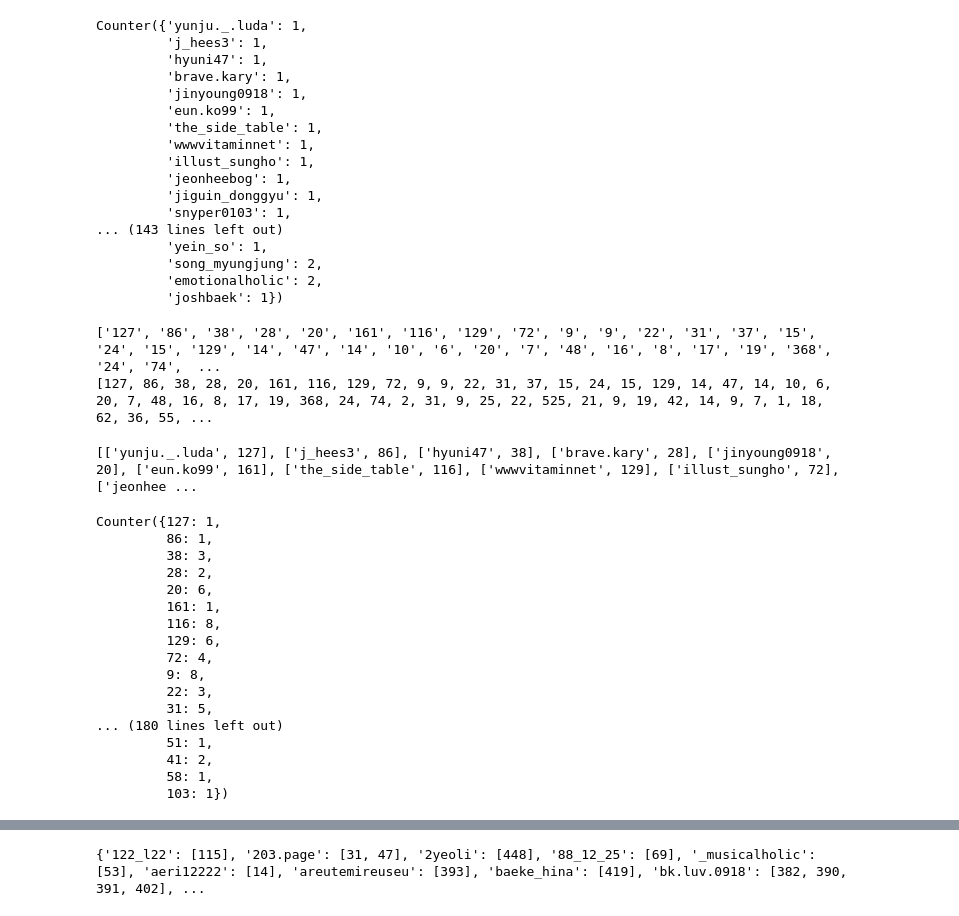
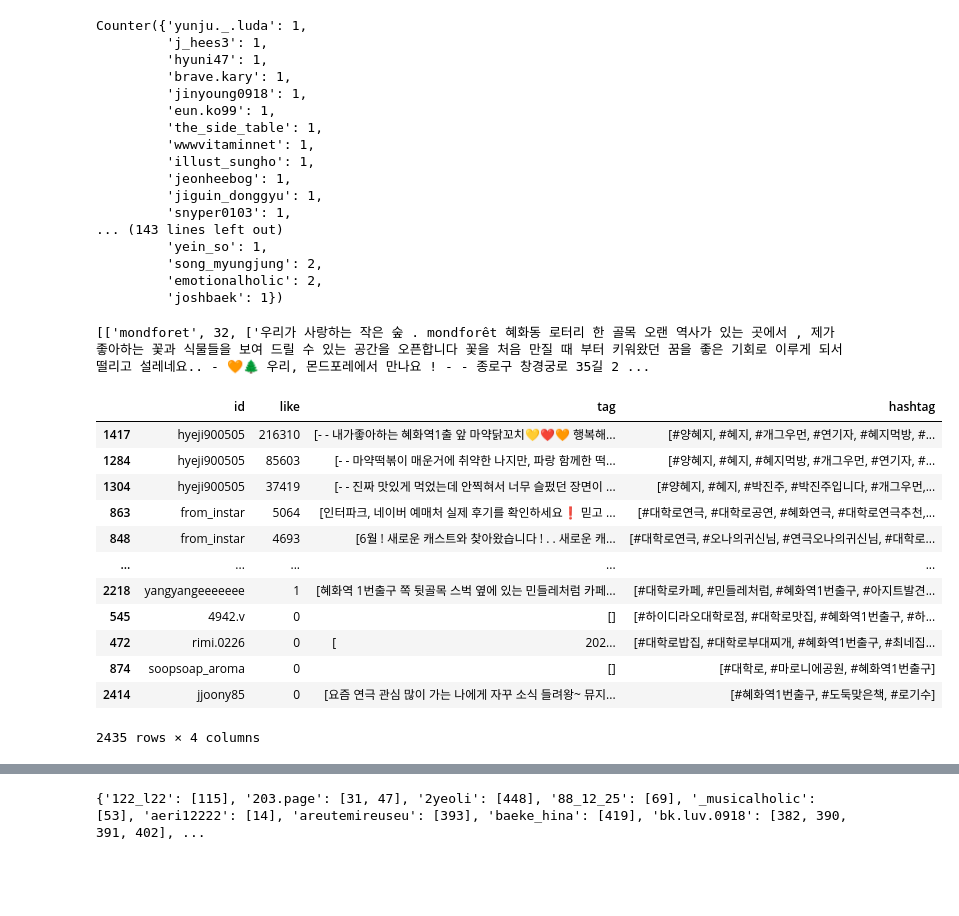
Before and after one commit to JamesLeeeeeee/10-12-project_02, a Jupyter notebook: instagram/id,like.ipynb, the cells around one changed output, grey strips where cells are left out. Drawn from its saved outputs; the diff is of its cells as text; code cells hidden in the pictures; blank space fills up the shorter version.

```diff
--- a/instagram/id,like.ipynb
+++ b/instagram/id,like.ipynb
@@ -41,21 +32,11 @@ Counter({'yunju._.luda': 1,
          'song_myungjung': 2,
          'emotionalholic': 2,
          'joshbaek': 1})
-# %%
-print(json_file['like'])
-like=[]
-for i in json_file['like']:
-    like.append(int(i))
-
-print(like)
-# %% [output]
-['127', '86', '38', '28', '20', '161', '116', '129', '72', '9', '9', '22', '31', '37', '15', '24', '15', '129', '14', '47', '14', '10', '6', '20', '7', '48', '16', '8', '17', '19', '368', '24', '74',  ...
-[127, 86, 38, 28, 20, 161, 116, 129, 72, 9, 9, 22, 31, 37, 15, 24, 15, 129, 14, 47, 14, 10, 6, 20, 7, 48, 16, 8, 17, 19, 368, 24, 74, 2, 31, 9, 25, 22, 525, 21, 9, 19, 42, 14, 9, 7, 1, 18, 62, 36, 55, ...
 # %%
 list=[]
-for x in range(len(json_file['id'])):
-    list.append([json_file['id'][x],like[x]])
+for x in range(len(insta_dict1['id'])):
+    list.append([insta_dict1['id'][x],int(insta_dict1['like'][x]),insta_dict1['text'][x],insta_dict1['hashtag'][x]])
 print(list)
 # %% [output]
-[['yunju._.luda', 127], ['j_hees3', 86], ['hyuni47', 38], ['brave.kary', 28], ['jinyoung0918', 20], ['eun.ko99', 161], ['the_side_table', 116], ['wwwvitaminnet', 129], ['illust_sungho', 72], ['jeonhee ...
+[['mondforet', 32, ['우리가 사랑하는 작은 숲 . mondforêt 혜화동 로터리 한 골목 오랜 역사가 있는 곳에서 , 제가 좋아하는 꽃과 식물들을 보여 드릴 수 있는 공간을 오픈합니다 꽃을 처음 만질 때 부터 키워왔던 꿈을 좋은 기회로 이루게 되서 떨리고 설레네요.. - 🧡🌲 우리, 몬드포레에서 만나요 ! - - 종로구 창경궁로 35길 2 ...
 # %%
@@ -64,20 +45,17 @@ list_df=pd.DataFrame(list,columns=column)
 # %%
+list_df1.sort_values(by='like', ascending=False)
 # %% [output]
+|  | id | like | tag | hashtag |
+| 1417 | hyeji900505 | 216310 | [- - 내가좋아하는 혜화역1출 앞 마약닭꼬치💛❤️🧡 행복해... | [#양혜지, #혜지, #개그우먼, #연기자, #혜지먹방, #... |
+| 1284 | hyeji900505 | 85603 | [- - 마약떡볶이 매운거에 취약한 나지만, 파랑 함께한 떡... | [#양혜지, #혜지, #혜지먹방, #개그우먼, #연기자, #... |
+| 1304 | hyeji900505 | 37419 | [- - 진짜 맛있게 먹었는데 안찍혀서 너무 슬펐던 장면이 ... | [#양혜지, #혜지, #박진주, #박진주입니다, #개그우먼,... |
+| 863 | from_instar | 5064 | [인터파크, 네이버 예매처 실제 후기를 확인하세요❗️ 믿고 ... | [#대학로연극, #대학로공연, #혜화연극, #대학로연극추천,... |
+| 848 | from_instar | 4693 | [6월 ! 새로운 캐스트와 찾아왔습니다 ! . . 새로운 캐... | [#대학로연극, #오나의귀신님, #연극오나의귀신님, #대학로... |
+| ... | ... | ... | ... | ... |
+| 2218 | yangyangeeeeeee | 1 | [혜화역 1번출구 쪽 뒷골목 스벅 옆에 있는 민들레처럼 카페... | [#대학로카페, #민들레처럼, #혜화역1번출구, #아지트발견... |
+| 545 | 4942.v | 0 | [] | [#하이디라오대학로점, #대학로맛집, #혜화역1번출구, #하... |
+| 472 | rimi.0226 | 0 | [⠀⠀⠀⠀⠀⠀⠀⠀⠀⠀⠀⠀⠀⠀⠀⠀⠀⠀⠀⠀⠀⠀⠀⠀⠀⠀⠀⠀ 202... | [#대학로밥집, #대학로부대찌개, #혜화역1번출구, #최네집... |
+| 874 | soopsoap_aroma | 0 | [] | [#대학로, #마로니에공원, #혜화역1번출구] |
+| 2414 | jjoony85 | 0 | [요즘 연극 관심 많이 가는 나에게 자꾸 소식 들려왕~ 뮤지... | [#혜화역1번출구, #도둑맞은책, #로기수] |
-Counter({127: 1,
-         86: 1,
-         38: 3,
-         28: 2,
-         20: 6,
-         161: 1,
-         116: 8,
-         129: 6,
-         72: 4,
-         9: 8,
-         22: 3,
-         31: 5,
-... (180 lines left out)
-         51: 1,
-         41: 2,
-         58: 1,
-         103: 1})
+2435 rows × 4 columns
 # %%
```
Also changed, not shown: parts of 13 cells of this notebook, 1 other file.
